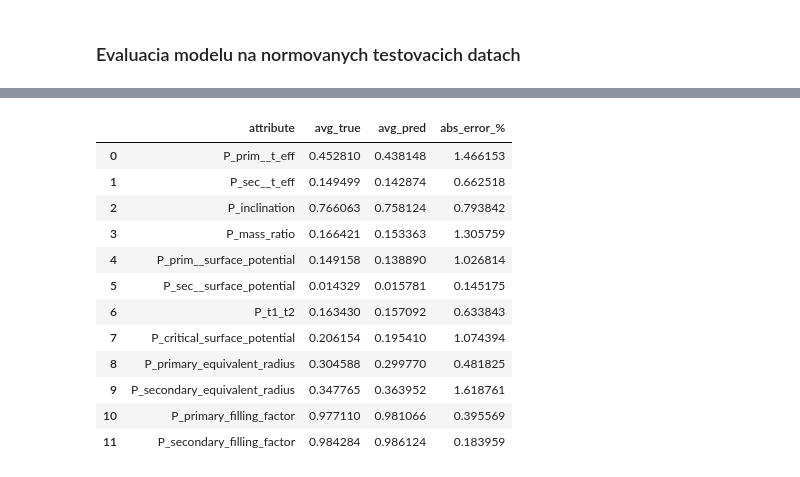
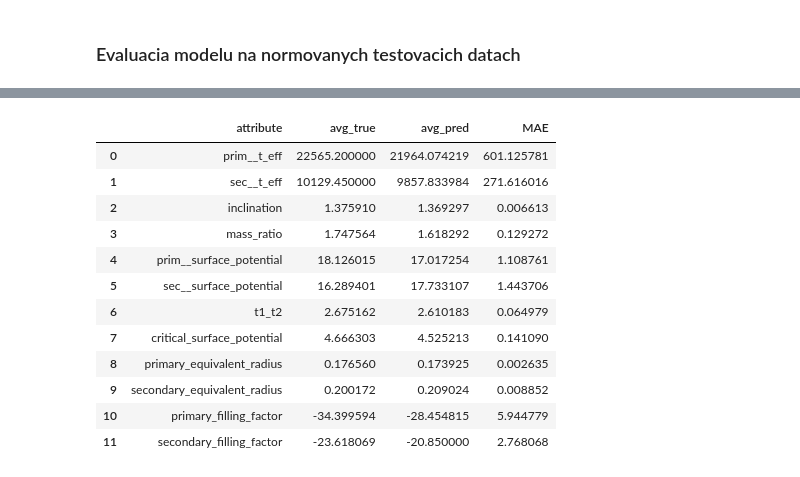
Before and after one commit to AdriNemcikova/DP, a Jupyter notebook: NORM_detached_all_params.ipynb, the cells around one changed output, grey strips where cells are left out. Cells and saved outputs as stored; diff of their text form; code cells hidden in the pictures.

```diff
--- a/NORM_detached_all_params.ipynb
+++ b/NORM_detached_all_params.ipynb
@@ -219,3 +215,7 @@ model.evaluate(X_test_n, y_test_norm_n)
 # %%
 # Blok 18 - predikcia na testovacich datach bez sumu
 y_pred_norm = model.predict(X_test)
+# %%
+# Blok 19 - spatna normalizacia predikcii
+denorm = scaler.inverse_transform(y_pred_norm)
+denorm[0]
@@ -222,6 +227,6 @@ y_pred_norm = model.predict(X_test)
 # %%
 # Blok 19 - uprava predikcii do podoby dataframeu
-y_pred_norm_df = pd.DataFrame(y_pred_norm,
+y_pred_denorm_df = pd.DataFrame(denorm,
                             columns = [
                                 "P_prim__t_eff",
                                 "P_sec__t_eff",
@@ -236,3 +241,4 @@ y_pred_norm_df = pd.DataFrame(y_pred_norm,
                                 "P_primary_filling_factor",
                                 "P_secondary_filling_factor"
                             ])
+y_pred_denorm_df.head()
@@ -249,5 +252,5 @@ y_pred_norm_df.head()
 # %%
-# Blok 21 - vypocet priemernych hodnot predikcii
-pred_mean = y_pred_norm_df.mean(axis=0)
+# Blok 20 - vypocet priemernych hodnot predikcii
+pred_mean = y_pred_denorm_df.mean(axis=0)
 pred_mean
 # %% [output]
@@ -301,0 +270,20 @@ dtype: float64
+# %%
+# Blok 22 - vytvorenie df z testovacich normovanych dat, vypocet priemernych hodnot
+denorm_test = scaler.inverse_transform(y_test)
+y_test_norm_df = pd.DataFrame(denorm_test,
+                            columns = [
+                                "prim__t_eff",
+                                "sec__t_eff",
+                                "inclination",
+                                "mass_ratio",
+                                "prim__surface_potential",
+                                "sec__surface_potential",
+                                "t1_t2",
+                                "critical_surface_potential",
+                                "primary_equivalent_radius",
+                                "secondary_equivalent_radius",
+                                "primary_filling_factor",
+                                "secondary_filling_factor"
+                            ])
+true_mean = y_test_norm_df.mean(axis=0)
+true_mean
@@ -302,23 +304,21 @@ dtype: float64
 # %%
 # Blok 24 - porovnanie skutocnych a predikovanych normovanych hodnot
 eval_pred = pd.DataFrame({'attribute': true_mean.index,
             'avg_true': true_mean.values,
             'avg_pred': pred_mean.values,
-            'abs_error_%': 100*(abs(true_mean.values - pred_mean.values))})
+            'MAE': abs(true_mean.values - pred_mean.values)})
+eval_pred
+# %% [output]
+|  | attribute | avg_true | avg_pred | MAE |
+| 0 | prim__t_eff | 22565.200000 | 21964.074219 | 601.125781 |
+| 1 | sec__t_eff | 10129.450000 | 9857.833984 | 271.616016 |
+| 2 | inclination | 1.375910 | 1.369297 | 0.006613 |
+| 3 | mass_ratio | 1.747564 | 1.618292 | 0.129272 |
+| 4 | prim__surface_potential | 18.126015 | 17.017254 | 1.108761 |
+| 5 | sec__surface_potential | 16.289401 | 17.733107 | 1.443706 |
+| 6 | t1_t2 | 2.675162 | 2.610183 | 0.064979 |
+| 7 | critical_surface_potential | 4.666303 | 4.525213 | 0.141090 |
+| 8 | primary_equivalent_radius | 0.176560 | 0.173925 | 0.002635 |
+| 9 | secondary_equivalent_radius | 0.200172 | 0.209024 | 0.008852 |
+| 10 | primary_filling_factor | -34.399594 | -28.454815 | 5.944779 |
+| 11 | secondary_filling_factor | -23.618069 | -20.850000 | 2.768068 |
-# %%
-# Blok 25 - ukazka dat porovnania
-eval_pred
-# %% [output]
-|  | attribute | avg_true | avg_pred | abs_error_% |
-| 0 | P_prim__t_eff | 0.452810 | 0.438148 | 1.466153 |
-| 1 | P_sec__t_eff | 0.149499 | 0.142874 | 0.662518 |
-| 2 | P_inclination | 0.766063 | 0.758124 | 0.793842 |
-| 3 | P_mass_ratio | 0.166421 | 0.153363 | 1.305759 |
-| 4 | P_prim__surface_potential | 0.149158 | 0.138890 | 1.026814 |
-| 5 | P_sec__surface_potential | 0.014329 | 0.015781 | 0.145175 |
-| 6 | P_t1_t2 | 0.163430 | 0.157092 | 0.633843 |
-| 7 | P_critical_surface_potential | 0.206154 | 0.195410 | 1.074394 |
-| 8 | P_primary_equivalent_radius | 0.304588 | 0.299770 | 0.481825 |
-| 9 | P_secondary_equivalent_radius | 0.347765 | 0.363952 | 1.618761 |
-| 10 | P_primary_filling_factor | 0.977110 | 0.981066 | 0.395569 |
-| 11 | P_secondary_filling_factor | 0.984284 | 0.986124 | 0.183959 |
```
Also changed, not shown: parts of 37 cells of this notebook.
